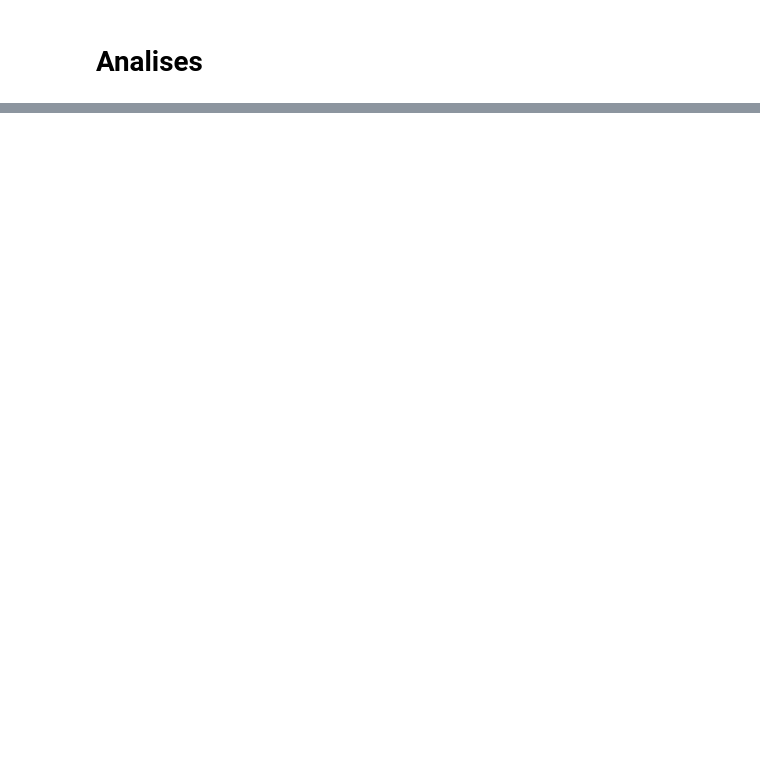
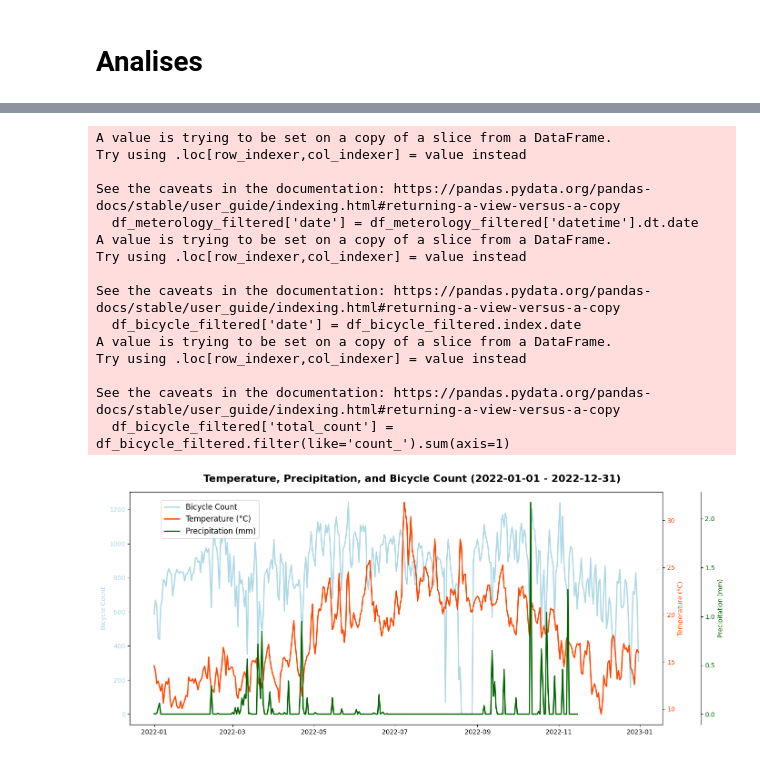
Before and after one commit to joanacarvalheiro/Seasonality, a Jupyter notebook: analise_exploratoria/bicycle_meterology.ipynb, the cells around one changed output, grey strips where cells are left out. Drawn from its saved outputs; the diff is of its cells as text; code cells hidden in the pictures; blank space fills up the shorter version.

```diff
--- a/analise_exploratoria/bicycle_meterology.ipynb
+++ b/analise_exploratoria/bicycle_meterology.ipynb
@@ -118,0 +243,68 @@ plt.show()
+# %%
+
+# Filtrando os dados para o intervalo de datas
+df_meterology_filtered = df_meterology[(df_meterology['datetime'] >= start_date) & (df_meterology['datetime'] <= end_date)]
+df_meterology_filtered['date'] = df_meterology_filtered['datetime'].dt.date
+
+df_bicycle_filtered = df_bicycle[(df_bicycle.index >= start_date) & (df_bicycle.index <= end_date)]
+df_bicycle_filtered['date'] = df_bicycle_filtered.index.date
+
+# Calculando as médias diárias
+df_temp_daily = df_meterology_filtered.groupby('date')['temp'].mean()
+df_precip_daily = df_meterology_filtered.groupby('date')['precip'].mean()
+df_bicycle_filtered['total_count'] = df_bicycle_filtered.filter(like='count_').sum(axis=1)
+df_bike_daily = df_bicycle_filtered.groupby('date')['total_count'].mean()
+
+# Criando o gráfico
+fig, ax1 = plt.subplots(figsize=(14, 6))
+
+# Plotando a contagem de bicicletas como linha
+ax1.plot(df_bike_daily.index, df_bike_daily, color='lightblue', linewidth=2, label='Bicycle Count')
+ax1.set_ylabel('Bicycle Count', color='lightblue')
+ax1.tick_params(axis='y', labelcolor='lightblue')
+
+# Criando o segundo eixo Y para a temperatura e precipitação
+ax2 = ax1.twinx()
+
+# Plotando a temperatura com linha
+ax2.plot(df_temp_daily.index, df_temp_daily, color='orangered', linewidth=2, label='Temperature (°C)')
+ax2.set_ylabel('Temperature (°C)', color='orangered')
+ax2.tick_params(axis='y', labelcolor='orangered')
+
+# Criando o terceiro eixo Y para a precipitação
+ax3 = ax1.twinx()
+
+# Ajustando o eixo Y para que ele não se sobreponha aos outros
+ax3.spines['right'].set_position(('outward', 60))
+
+# Plotando a precipitação com linha
+ax3.plot(df_precip_daily.index, df_precip_daily, color='darkgreen', linewidth=2, label='Precipitation (mm)')
+ax3.set_ylabel('Precipitation (mm)', color='darkgreen')
+ax3.tick_params(axis='y', labelcolor='darkgreen')
+
+# Ajustando o título geral
+fig.suptitle(f'Temperature, Precipitation, and Bicycle Count ({start_date} - {end_date})', fontsize=16, fontweight='bold')
+
+# Adicionando a legenda
+fig.legend(loc='upper left', bbox_to_anchor=(0.1, 0.9), fontsize=12)
+
+# Exibindo o gráfico
+plt.tight_layout()
+plt.show()
+# %% [output]
+A value is trying to be set on a copy of a slice from a DataFrame.
+Try using .loc[row_indexer,col_indexer] = value instead
+
+See the caveats in the documentation: https://pandas.pydata.org/pandas-docs/stable/user_guide/indexing.html#returning-a-view-versus-a-copy
+  df_meterology_filtered['date'] = df_meterology_filtered['datetime'].dt.date
+A value is trying to be set on a copy of a slice from a DataFrame.
+Try using .loc[row_indexer,col_indexer] = value instead
+
+See the caveats in the documentation: https://pandas.pydata.org/pandas-docs/stable/user_guide/indexing.html#returning-a-view-versus-a-copy
+  df_bicycle_filtered['date'] = df_bicycle_filtered.index.date
+A value is trying to be set on a copy of a slice from a DataFrame.
+Try using .loc[row_indexer,col_indexer] = value instead
+
+See the caveats in the documentation: https://pandas.pydata.org/pandas-docs/stable/user_guide/indexing.html#returning-a-view-versus-a-copy
+  df_bicycle_filtered['total_count'] = df_bicycle_filtered.filter(like='count_').sum(axis=1)
+[figure, added]
```
Also changed, not shown: parts of 5 cells of this notebook, 1 other file.
